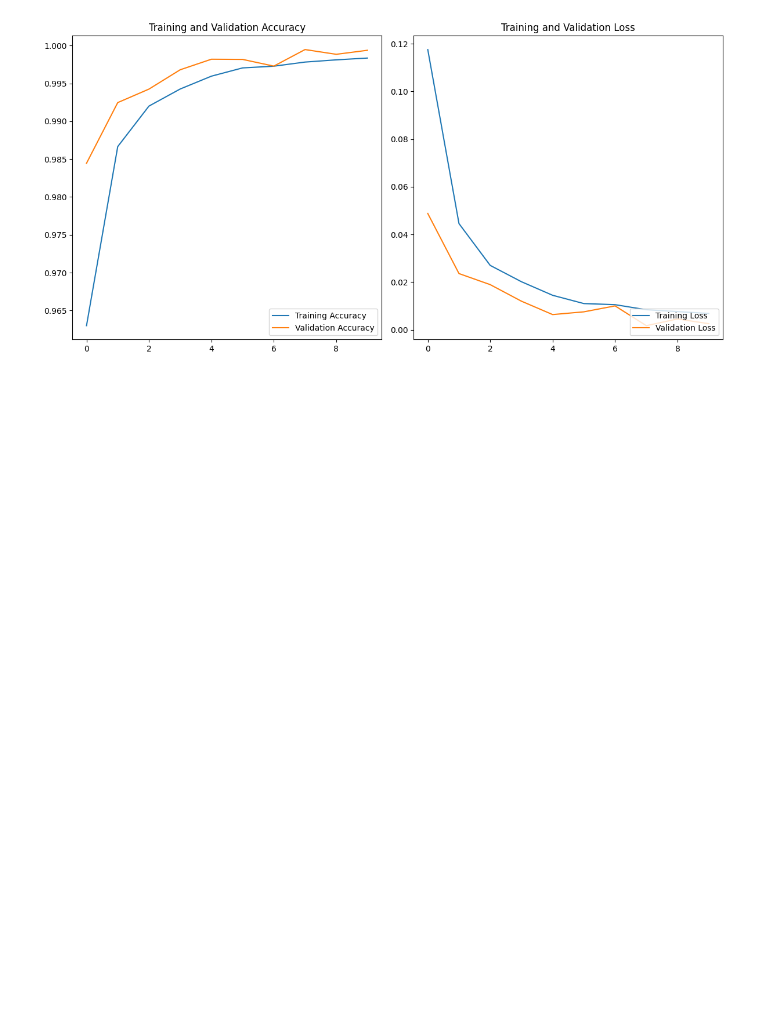
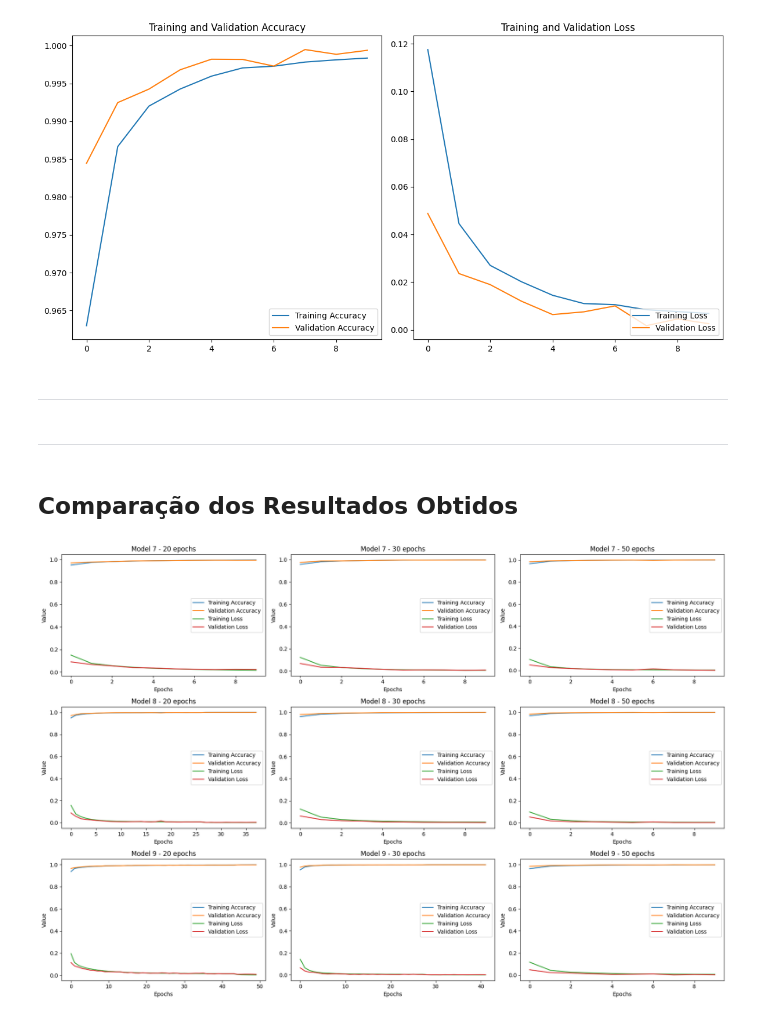
Before and after one commit to marina-moreira/mei-approf, a Jupyter notebook: RNN/notebooks/05_modelDevelopmentLSTM.ipynb, the cells around one changed output. Saved outputs shown, nothing was run; the diff lists cells and outputs as text; code cells hidden in the pictures; blank space fills up the shorter version.

```diff
--- a/RNN/notebooks/05_modelDevelopmentLSTM.ipynb
+++ b/RNN/notebooks/05_modelDevelopmentLSTM.ipynb
@@ -40,11 +40,7 @@ warnings.filterwarnings('ignore')
 # %% [markdown]
 ## **Carregamento e Leitura do *Dataset* Pré-processado**
 # %%
-# Definir o caminho do arquivo relativo ao diretório do script
-#file_path = os.path.join(os.getcwd(), 'RNN_dataset', 'concatDataset.csv')
+# Definir o caminho do ficheiro relativo ao dataset
+file_path = os.path.join(os.getcwd(), 'RNN_dataset', 'concatDataset.csv')
 
-base_dir = r'C:\\Users\\maria\\OneDrive - Instituto Superior de Engenharia do Porto\\Desktop\\Semestre\\APROF\\mei-approf\\RNN\\datasets'
-file_name = 'preprocessDataset.csv'
-
-file_path = os.path.join(base_dir, file_name)
-print(file_path)
+#print(file_path)
@@ -816,3 +812,65 @@ Tempo de execução: 2003.281555891037 segundos
 2646/2646 ━━━━━━━━━━━━━━━━━━━━ 20s 7ms/step - accuracy: 0.9840 - loss: 0.0500
 Test loss: 0.04880809411406517, Test accuracy: 0.9844563603401184
 [figure]
+# %% [markdown]
+---
+# %% [markdown]
+---
+# %% [markdown]
+## **Comparação dos Resultados Obtidos**
+# %%
+# Função para carregar os históricos
+def load_history(path):
+    with open(path, 'rb') as file:
+        return pickle.load(file)
+
+# Carregar os históricos salvos
+history_19_path = '../models/model_7/history_19.pkl'
+history_20_path = '../models/model_7/history_20.pkl'
+history_21_path = '../models/model_7/history_21.pkl'
+history_22_path = '../models/model_8/history_22.pkl'
+history_23_path = '../models/model_8/history_23.pkl'
+history_24_path = '../models/model_8/history_24.pkl'
+history_25_path = '../models/model_9/history_25.pkl'
+history_26_path = '../models/model_9/history_26.pkl'
+history_27_path = '../models/model_9/history_27.pkl'
+
+# Carregar os históricos
+history_19 = load_history(history_19_path)
+history_20 = load_history(history_20_path)
+history_21 = load_history(history_21_path)
+history_22 = load_history(history_22_path)
+history_23 = load_history(history_23_path)
+history_24 = load_history(history_24_path)
+history_25 = load_history(history_25_path)
+history_26 = load_history(history_26_path)
+history_27 = load_history(history_27_path)
+
+# Lista de históricos para apresentar os gráficos
+histories = [history_19, history_20, history_21, history_22, history_23, history_24, history_25, history_26, history_27]
+labels = ['Model 7 - 20 epochs', 'Model 7 - 30 epochs', 'Model 7 - 50 epochs', 'Model 8 - 20 epochs', 'Model 8 - 30 epochs', 'Model 8 - 50 epochs', 'Model 9 - 20 epochs', 'Model 9 - 30 epochs', 'Model 9 - 50 epochs']
+
+# Função para apresentar os gráficos dos múltiplos históricos
+def plot_multiple_histories(histories, labels):
+    plt.figure(figsize=(18, 12))
+
+    for i, (history, label) in enumerate(zip(histories, labels)):
+        plt.subplot(3, 3, i+1)
+
+        plt.plot(history['accuracy'], label='Training Accuracy')
+        plt.plot(history['val_accuracy'], label='Validation Accuracy')
+
+        plt.plot(history['loss'], label='Training Loss')
+        plt.plot(history['val_loss'], label='Validation Loss')
+
+        plt.title(label)
+        plt.xlabel('Epochs')
+        plt.ylabel('Value')
+        plt.legend()
+
+    plt.tight_layout()
+    plt.show()
+
+plot_multiple_histories(histories, labels)
+# %% [output]
+[figure, added]
```
Also changed, not shown: parts of 6 cells of this notebook, 3 other files.
